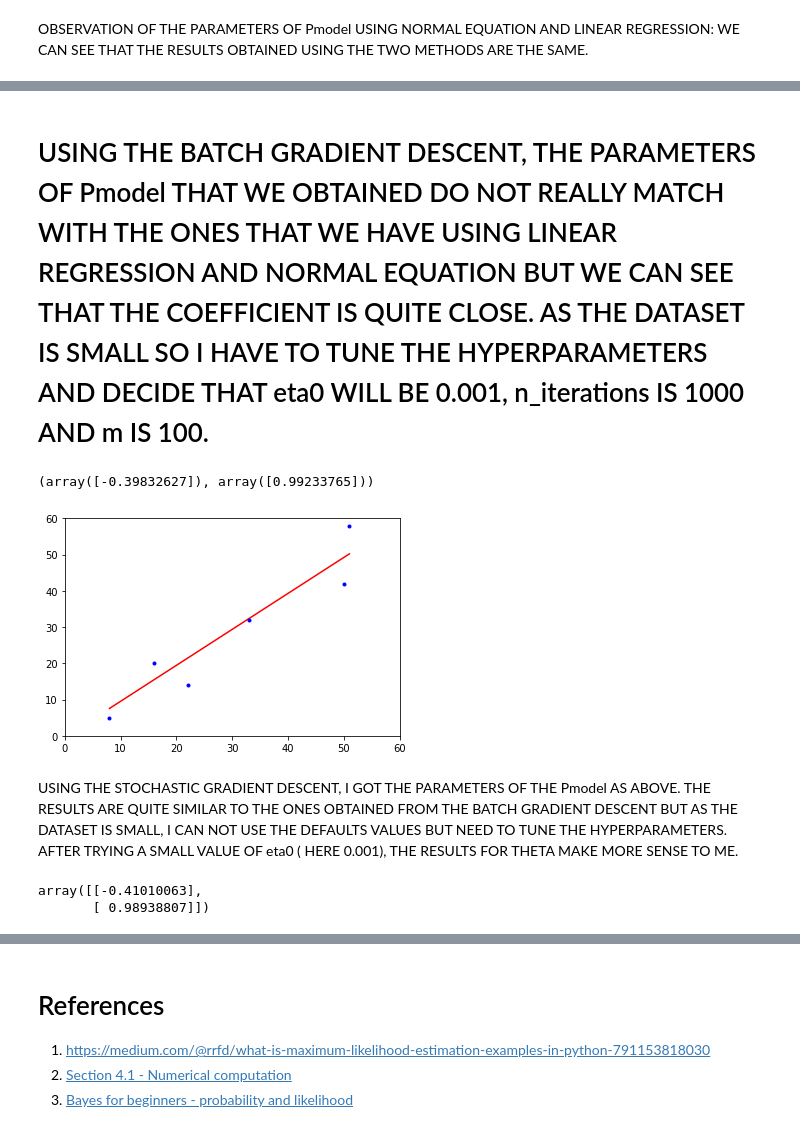
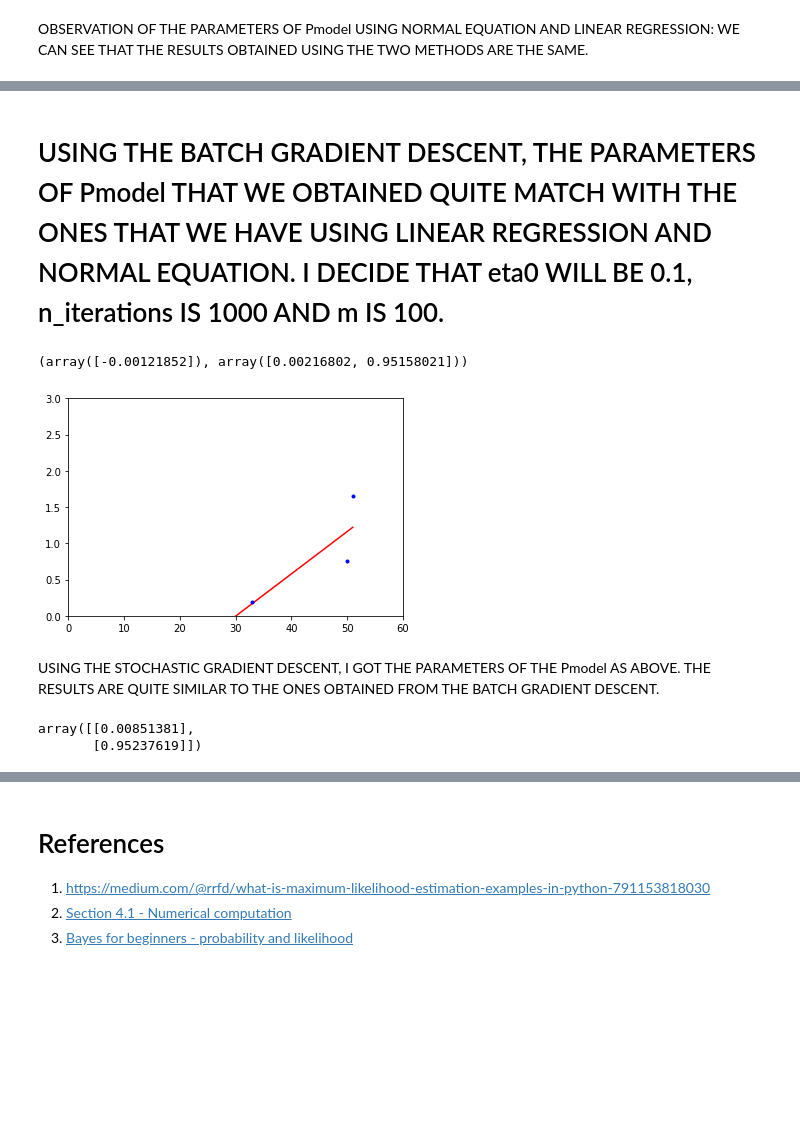
Before and after one commit to ngohuongly/CS634, a Jupyter notebook: Copy_of_maximum_likelihood_Ngo_Huong_Ly.ipynb, the cells around one changed output, grey strips where cells are left out. Saved outputs shown, nothing was run; the diff lists cells and outputs as text; code cells hidden in the pictures; blank space fills up the shorter version.

```diff
--- a/Copy_of_maximum_likelihood_Ngo_Huong_Ly.ipynb
+++ b/Copy_of_maximum_likelihood_Ngo_Huong_Ly.ipynb
@@ -152,0 +165,3 @@ scaler_y = preprocessing.StandardScaler().fit(y)
+# %%
+X_b = scaler_x.transform(X_b)
+print(X_b)
@@ -152,0 +175,3 @@ scaler_y = preprocessing.StandardScaler().fit(y)
+# %%
+y = scaler_y.transform(y)
+print(y)
@@ -177,9 +208,7 @@ the results y_pred are: [[ 5.69949812]
 # %%
 #using linear_regression to find the parameters of the Pmodel
 from sklearn.linear_model import LinearRegression
-x=x.reshape(-1,1)
-y=y.reshape(-1,1)
 lin_reg=LinearRegression()
-lin_reg.fit(x,y)
+lin_reg.fit(X_b,y)
 lin_reg.intercept_, lin_reg.coef_
 # %% [output]
@@ -219,28 +248,27 @@ the results y_pred using Gradient Descent are: [[ 7.17019418]
 # %% [markdown]
-# USING THE BATCH GRADIENT DESCENT, THE PARAMETERS OF Pmodel THAT WE OBTAINED DO NOT REALLY MATCH WITH THE ONES THAT WE HAVE USING LINEAR REGRESSION AND NORMAL EQUATION BUT WE CAN SEE THAT THE COEFFICIENT IS QUITE CLOSE. AS THE DATASET IS SMALL SO I HAVE TO TUNE THE HYPERPARAMETERS AND DECIDE THAT eta0 WILL BE 0.001, n_iterations IS 1000 AND m IS 100.
+# USING THE BATCH GRADIENT DESCENT, THE PARAMETERS OF Pmodel THAT WE OBTAINED QUITE MATCH WITH THE ONES THAT WE HAVE USING LINEAR REGRESSION AND NORMAL EQUATION. I DECIDE THAT eta0 WILL BE 0.1, n_iterations IS 1000 AND m IS 100.
 # %%
 #Using the Stochastic Gradient Descent
 from sklearn.linear_model import SGDRegressor
-sgd_reg = SGDRegressor( penalty=None, eta0=0.001)
-sgd_reg.fit(x, y.ravel())
+sgd_reg = SGDRegressor( penalty=None, eta0=0.1)
+sgd_reg.fit(X_b, y.ravel())
 sgd_reg.intercept_, sgd_reg.coef_
 # %% [output]
-(array([-0.39832627]), array([0.99233765]))
+(array([-0.00121852]), array([0.00216802, 0.95158021]))
 # %%
-y_pred_sgd=sgd_reg.predict(x)
+y_pred_sgd=sgd_reg.predict(X_b)
 plt.plot(x,y_pred_sgd, "r-")
 plt.plot(x, y, "b.")
-plt.axis([0, 60, 0, 60])
+plt.axis([0, 60, 0, 3])
 plt.show()
 # %% [output]
-[figure, old version]
+[figure, new version]
 # %% [markdown]
-USING THE STOCHASTIC GRADIENT DESCENT, I GOT THE PARAMETERS OF THE Pmodel AS ABOVE. THE RESULTS ARE QUITE SIMILAR TO THE ONES OBTAINED FROM THE BATCH GRADIENT DESCENT BUT AS THE DATASET IS SMALL, I CAN NOT USE THE DEFAULTS VALUES BUT NEED TO TUNE THE HYPERPARAMETERS. AFTER TRYING A SMALL VALUE OF eta0 ( HERE 0.001), THE RESULTS FOR THETA MAKE MORE SENSE TO ME.
+USING THE STOCHASTIC GRADIENT DESCENT, I GOT THE PARAMETERS OF THE Pmodel AS ABOVE. THE RESULTS ARE QUITE SIMILAR TO THE ONES OBTAINED FROM THE BATCH GRADIENT DESCENT.
 # %%
 # another way of calculating the theta using stochastic gradient descent
-n_epochs = 1000
-m = len(x_b)
-t0,t1=0.01,1
+n_epochs = 50
+t0,t1=5,50
 
 def learning_schedule(t):
     return t0 / (t + t1)
@@ -250,7 +278,7 @@ theta_sgd = np.random.randn(2,1)
 for epoch in range(n_epochs):
     for i in range(m):
         random_index = np.random.randint(m)
-        xi = x_b[random_index:random_index+1]
+        xi = X_b[random_index:random_index+1]
         yi = y[random_index:random_index+1]
         gradients = 2 * xi.T.dot(xi.dot(theta_sgd) - yi)
         eta = learning_schedule(epoch * m + i)
@@ -259,5 +287,5 @@ for epoch in range(n_epochs):
 
 theta_sgd
 # %% [output]
-array([[-0.41010063],
-       [ 0.98938807]])
+array([[0.00851381],
+       [0.95237619]])
```
Also changed, not shown: parts of 12 cells of this notebook.
